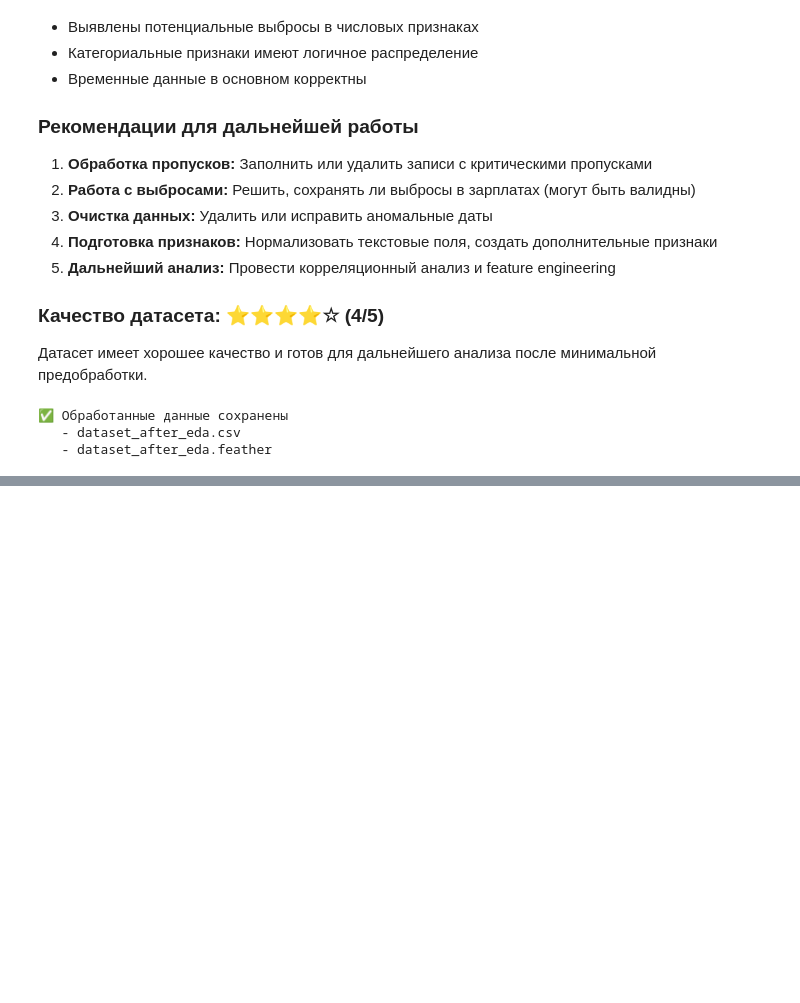
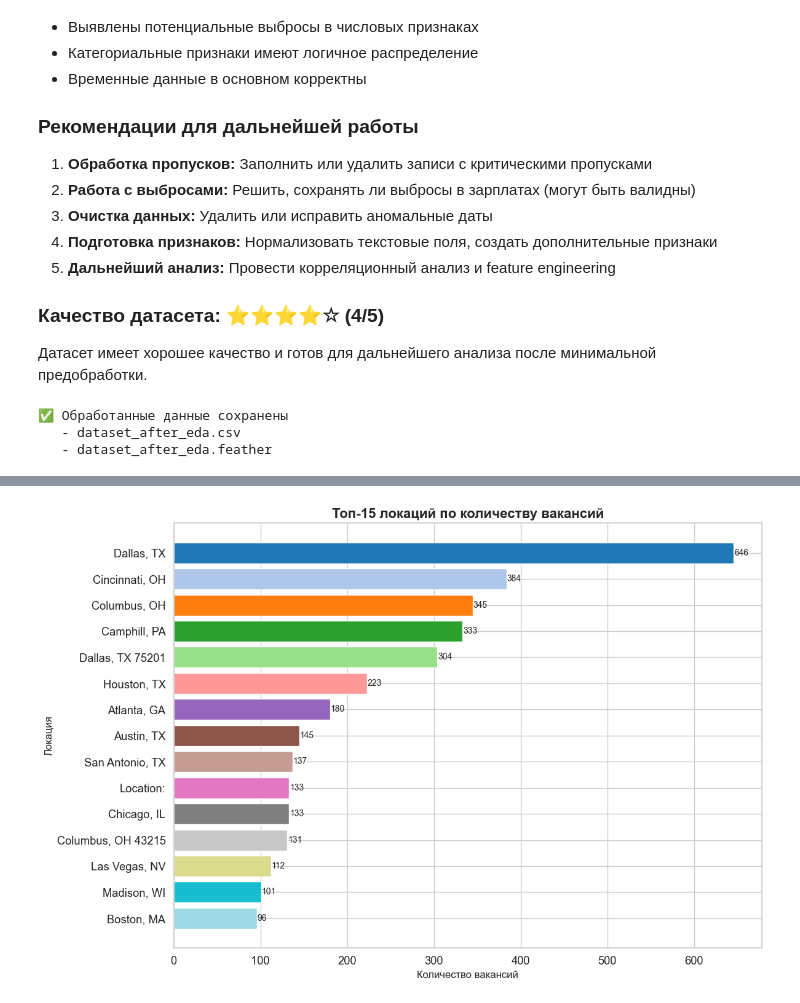
Before and after one commit to drakoshalav-sketch/ID_KRIS_DEM, a Jupyter notebook: notebooks/EDA.ipynb, the cells around one changed output, grey strips where cells are left out. Drawn from its saved outputs; the diff is of its cells as text; code cells hidden in the pictures; blank space fills up the shorter version.

```diff
--- a/notebooks/EDA.ipynb
+++ b/notebooks/EDA.ipynb
@@ -657,0 +829,24 @@ print("   - dataset_after_eda.feather")
+# %%
+# Дополнительная визуализация: Топ локаций
+if 'location' in df.columns:
+    plt.figure(figsize=(12, 8))
+
+    top_locations = df['location'].value_counts().head(15)
+    colors = plt.cm.tab20(np.linspace(0, 1, len(top_locations)))
+
+    plt.barh(range(len(top_locations)), top_locations.values, color=colors)
+    plt.yticks(range(len(top_locations)), top_locations.index)
+    plt.xlabel('Количество вакансий', fontsize=12)
+    plt.ylabel('Локация', fontsize=12)
+    plt.title('Топ-15 локаций по количеству вакансий', fontsize=16, fontweight='bold')
+    plt.gca().invert_yaxis()
+
+    for i, v in enumerate(top_locations.values):
+        plt.text(v + 0.5, i, str(v), va='center', fontsize=10)
+
+    plt.tight_layout()
+    plt.show()
+else:
+    print("⚠️  Столбец 'location' не найден")
+# %% [output]
+[figure, added]
```
Also changed, not shown: parts of 11 cells of this notebook, 2 other files.
